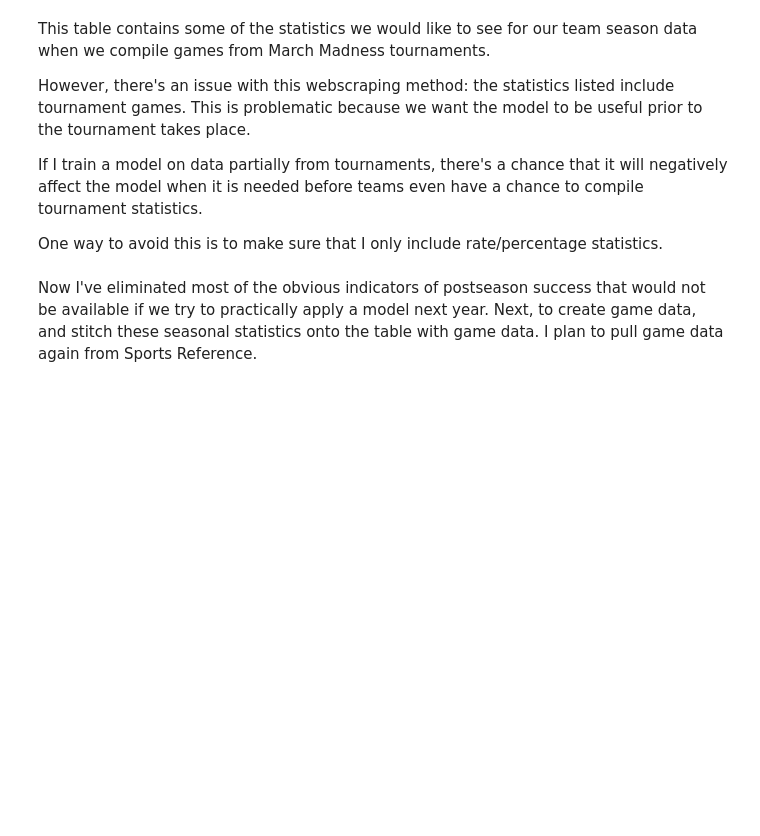
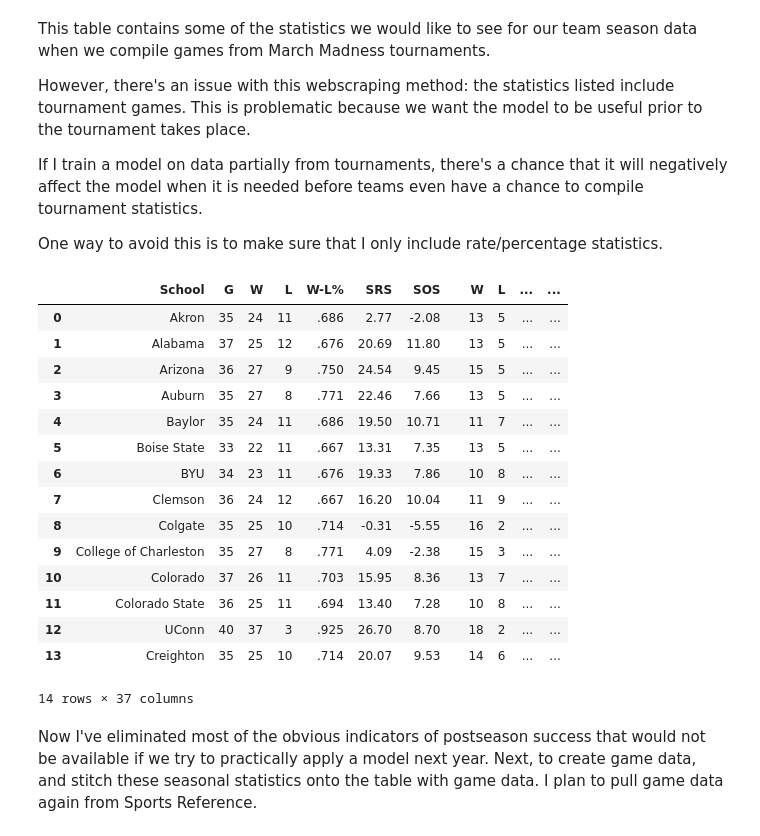
Before and after one commit to BARATZL/MBTAheadway, a Jupyter notebook: NCAAMB_ML.ipynb, the cells around one changed output. Drawn from its saved outputs; the diff is of its cells as text; code cells hidden in the pictures; blank space fills up the shorter version.

```diff
--- a/NCAAMB_ML.ipynb
+++ b/NCAAMB_ML.ipynb
@@ -134,3 +133,25 @@ ncaa2324['School'] = ncaa2324['School'].str.strip().str.replace('NCAA$', '', reg
+# %%
+ncaa2324['School'] = ncaa2324['School'].str.strip().str.replace('NCAA$', '', regex=True)
+ncaa2324['School'] = ncaa2324['School'].str.strip().str.replace('Brigham Young$', 'BYU', regex=True)
+ncaa2324['School'] = ncaa2324['School'].str.strip().str.replace('Connecticut$', 'UConn', regex=True)
+ncaa2324.head(14)
+# %% [output]
+|  | School | G | W | L | W-L% | SRS | SOS |  | W | L | ... | ... |
+| 0 | Akron | 35 | 24 | 11 | .686 | 2.77 | -2.08 |  | 13 | 5 | ... | ... |
+| 1 | Alabama | 37 | 25 | 12 | .676 | 20.69 | 11.80 |  | 13 | 5 | ... | ... |
+| 2 | Arizona | 36 | 27 | 9 | .750 | 24.54 | 9.45 |  | 15 | 5 | ... | ... |
+| 3 | Auburn | 35 | 27 | 8 | .771 | 22.46 | 7.66 |  | 13 | 5 | ... | ... |
+| 4 | Baylor | 35 | 24 | 11 | .686 | 19.50 | 10.71 |  | 11 | 7 | ... | ... |
+| 5 | Boise State | 33 | 22 | 11 | .667 | 13.31 | 7.35 |  | 13 | 5 | ... | ... |
+| 6 | BYU | 34 | 23 | 11 | .676 | 19.33 | 7.86 |  | 10 | 8 | ... | ... |
+| 7 | Clemson | 36 | 24 | 12 | .667 | 16.20 | 10.04 |  | 11 | 9 | ... | ... |
+| 8 | Colgate | 35 | 25 | 10 | .714 | -0.31 | -5.55 |  | 16 | 2 | ... | ... |
+| 9 | College of Charleston | 35 | 27 | 8 | .771 | 4.09 | -2.38 |  | 15 | 3 | ... | ... |
+| 10 | Colorado | 37 | 26 | 11 | .703 | 15.95 | 8.36 |  | 13 | 7 | ... | ... |
+| 11 | Colorado State | 36 | 25 | 11 | .694 | 13.40 | 7.28 |  | 10 | 8 | ... | ... |
+| 12 | UConn | 40 | 37 | 3 | .925 | 26.70 | 8.70 |  | 18 | 2 | ... | ... |
+| 13 | Creighton | 35 | 25 | 10 | .714 | 20.07 | 9.53 |  | 14 | 6 | ... | ... |
+14 rows × 37 columns
 # %%
 ncaa2324.drop(columns=['W','L'], inplace=True)
 # %%
```
Also changed, not shown: parts of 6 cells of this notebook.
